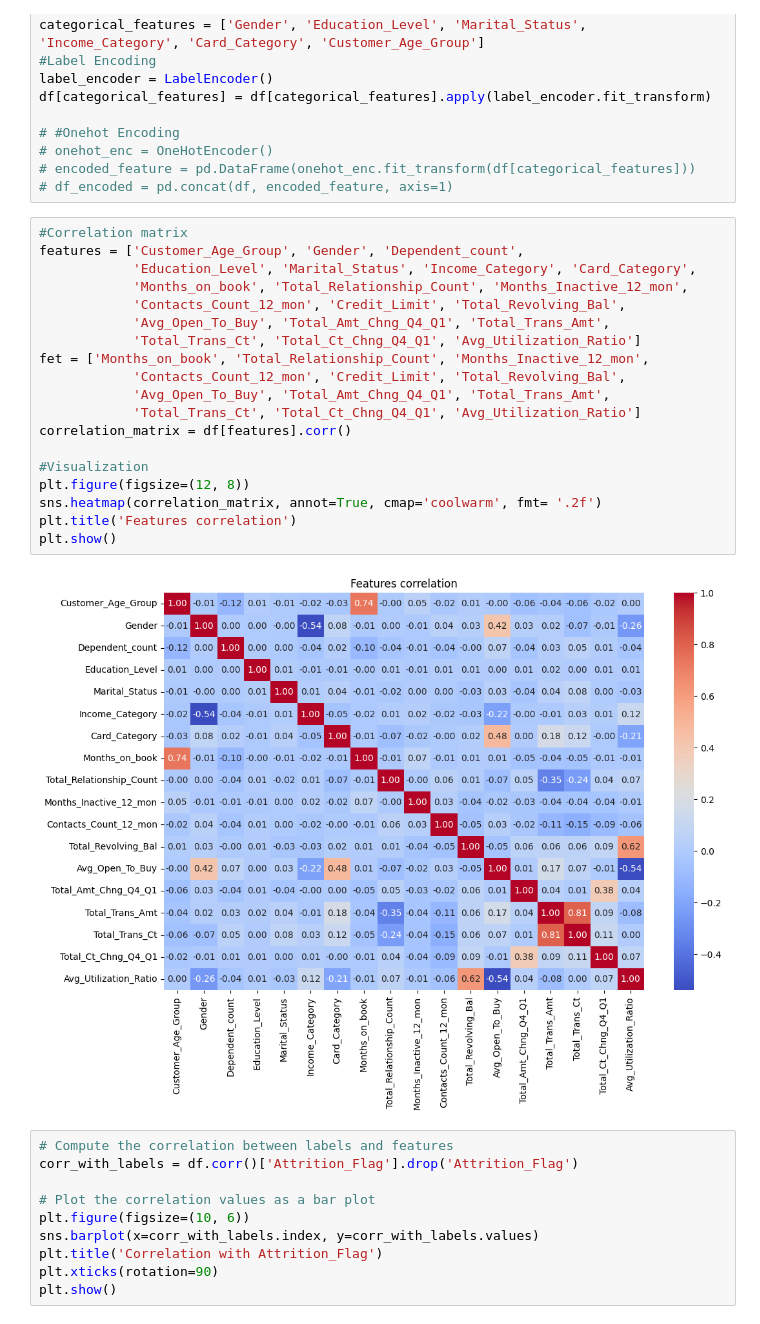
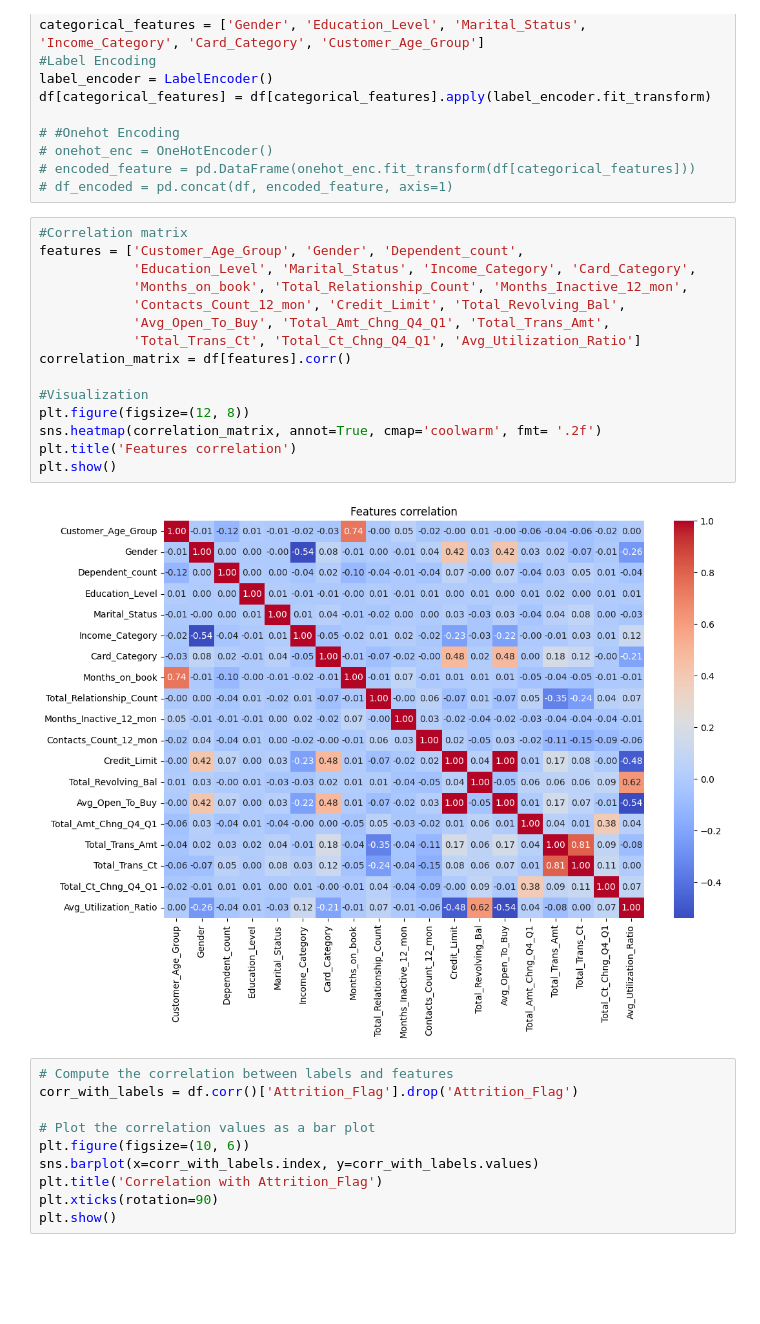
Before and after one commit to CaoThanhNg03/Customer-Churn-Predict, a Jupyter notebook: demo.ipynb, the cells around one changed output. Cells and saved outputs as stored; diff of their text form; blank space fills up the shorter version.

```diff
--- a/demo.ipynb
+++ b/demo.ipynb
@@ -59,24 +59,20 @@ df[categorical_features] = df[categorical_features].apply(label_encoder.fit_tran
 # %%
 #Correlation matrix
 features = ['Customer_Age_Group', 'Gender', 'Dependent_count',
             'Education_Level', 'Marital_Status', 'Income_Category', 'Card_Category',
             'Months_on_book', 'Total_Relationship_Count', 'Months_Inactive_12_mon',
-            'Contacts_Count_12_mon', 'Credit_Limit', 'Total_Revolving_Bal',
-            'Avg_Open_To_Buy', 'Total_Amt_Chng_Q4_Q1', 'Total_Trans_Amt',
-            'Total_Trans_Ct', 'Total_Ct_Chng_Q4_Q1', 'Avg_Utilization_Ratio']
-fet = ['Months_on_book', 'Total_Relationship_Count', 'Months_Inactive_12_mon',
             'Contacts_Count_12_mon', 'Credit_Limit', 'Total_Revolving_Bal',
             'Avg_Open_To_Buy', 'Total_Amt_Chng_Q4_Q1', 'Total_Trans_Amt',
             'Total_Trans_Ct', 'Total_Ct_Chng_Q4_Q1', 'Avg_Utilization_Ratio']
 correlation_matrix = df[features].corr()
 
 #Visualization
 plt.figure(figsize=(12, 8))
 sns.heatmap(correlation_matrix, annot=True, cmap='coolwarm', fmt= '.2f')
 plt.title('Features correlation')
 plt.show()
 # %% [output]
-[figure, old version]
+[figure, new version]
 # %%
 # Compute the correlation between labels and features
 corr_with_labels = df.corr()['Attrition_Flag'].drop('Attrition_Flag')
```
Also changed, not shown: parts of 2 cells of this notebook.
